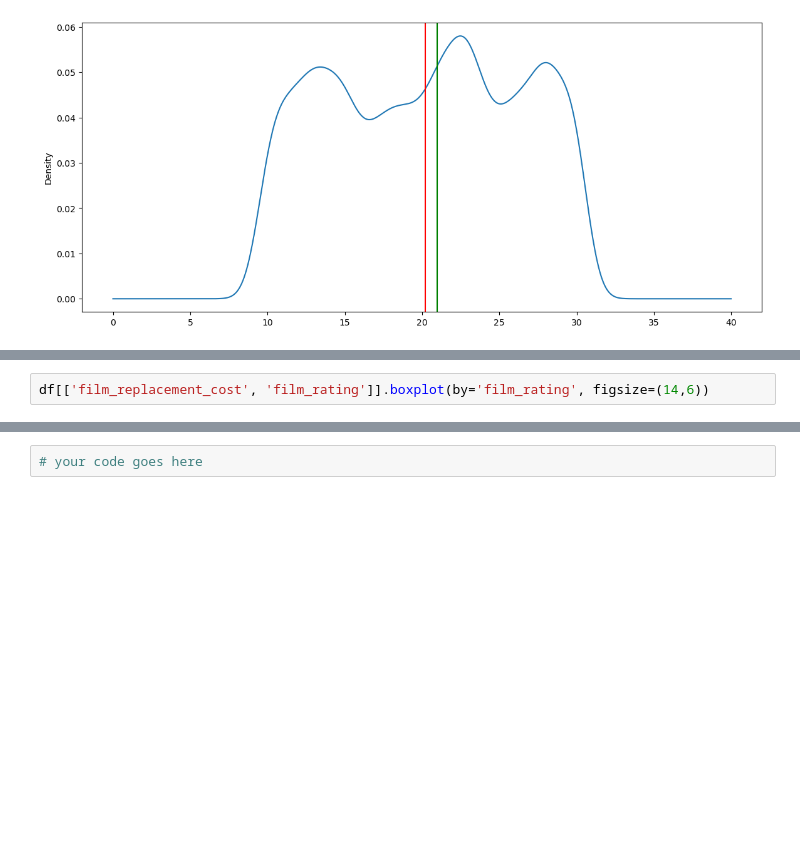
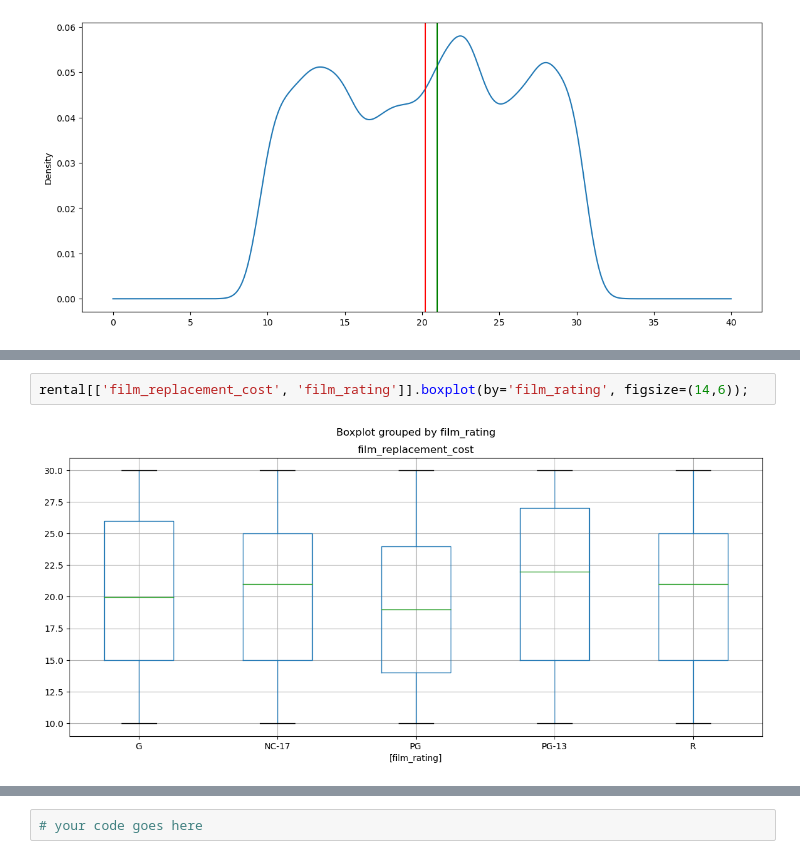
Before and after one commit to AlisonCG1/Freecodecamp-practice, a Jupyter notebook: Exercises_2.ipynb, the cells around one changed output, grey strips where cells are left out. Saved outputs shown, nothing was run; the diff lists cells and outputs as text; blank space fills up the shorter version.

```diff
--- a/Exercises_2.ipynb
+++ b/Exercises_2.ipynb
@@ -163,5 +173,7 @@ Show a <b>grouped box plot</b> per film rating with the film replacement costs.
 # %%
-df[['film_replacement_cost', 'film_rating']].boxplot(by='film_rating', figsize=(14,6))
+rental[['film_replacement_cost', 'film_rating']].boxplot(by='film_rating', figsize=(14,6));
+# %% [output]
+[figure, added]
 # %% [markdown]
 ![green-divider](https://user-images.githubusercontent.com/7065401/52071924-c003ad80-2562-11e9-8297-1c6595f8a7ff.png)
 
```
Also changed, not shown: parts of 7 cells of this notebook.
